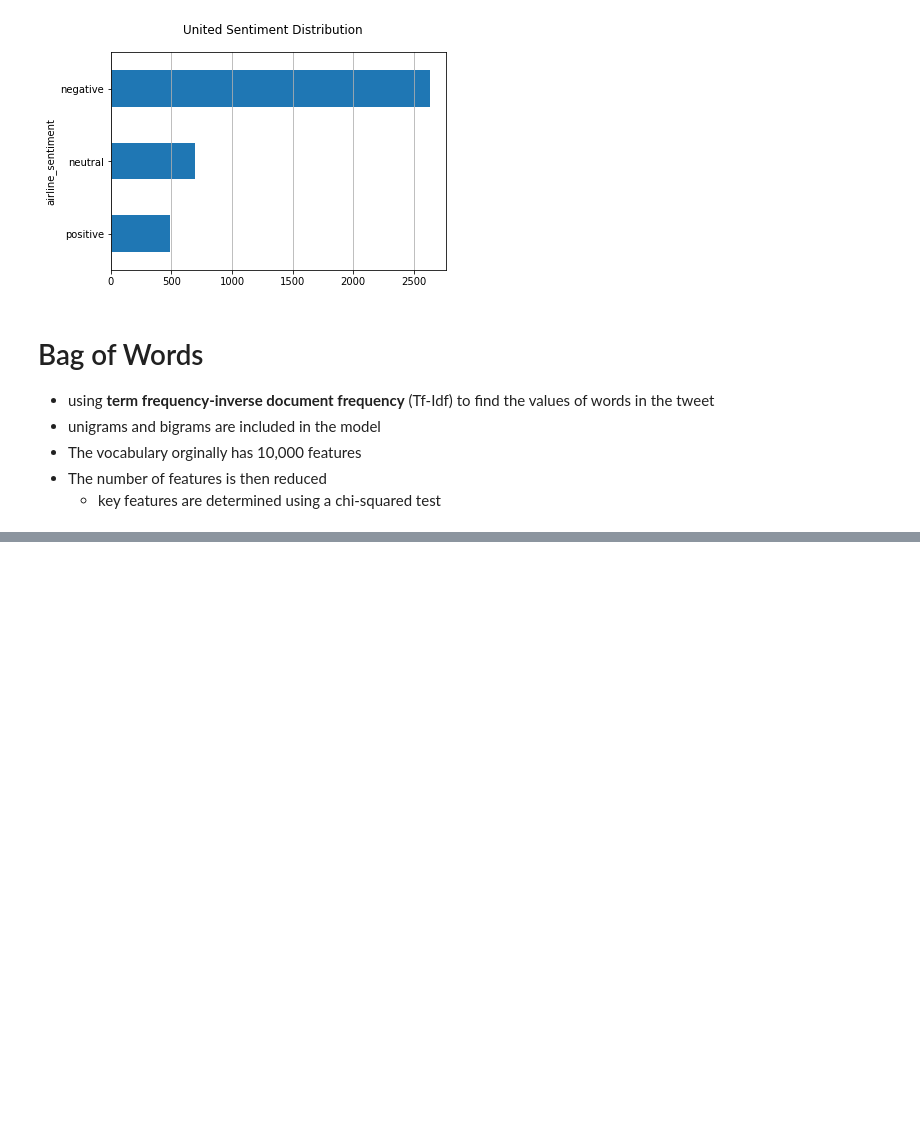
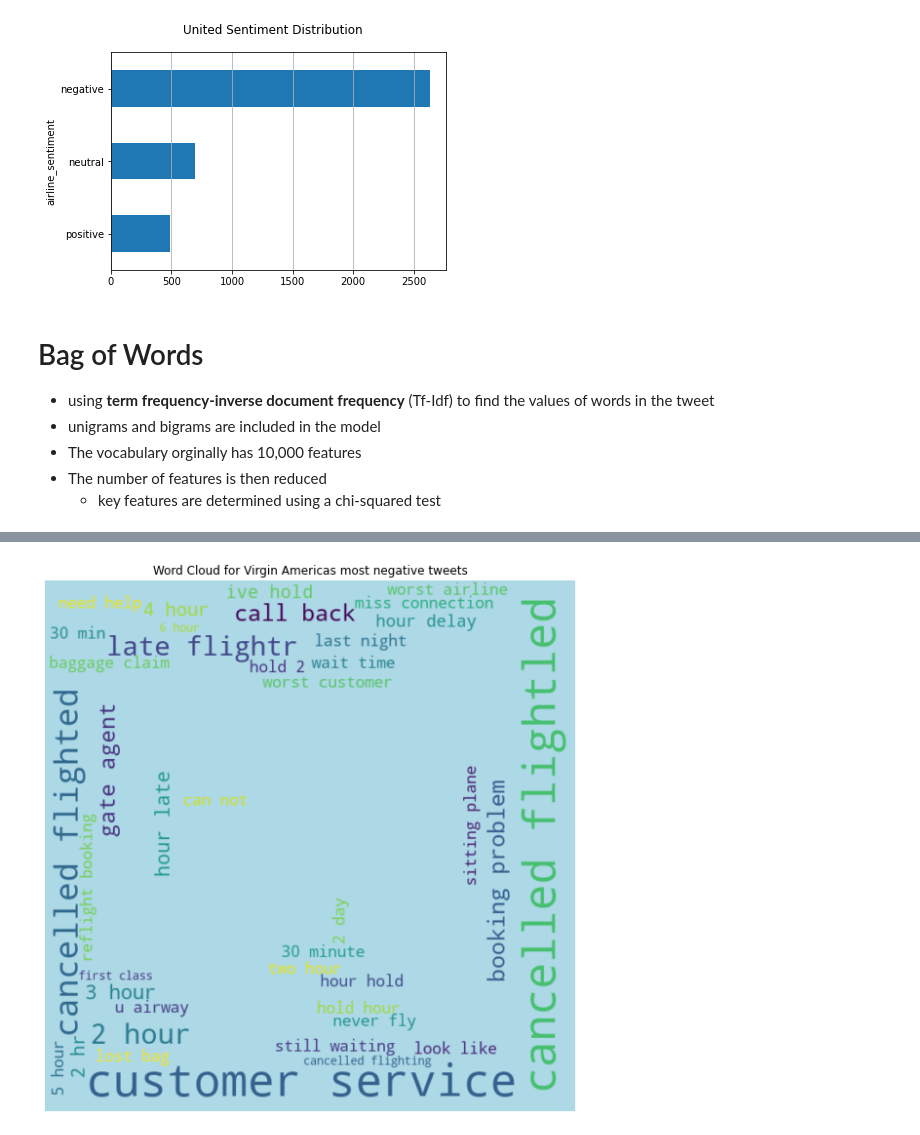
Before and after one commit to mulac/TDA-SentimentAnalysis, a Jupyter notebook: DataAnalysis.ipynb, the cells around one changed output, grey strips where cells are left out. Cells and saved outputs as stored; diff of their text form; code cells hidden in the pictures; blank space fills up the shorter version.

```diff
--- a/DataAnalysis.ipynb
+++ b/DataAnalysis.ipynb
@@ -262 +266,21 @@ BagOfWords(dtf_american, "American")
 ... (24 outputs left out)
+# %%
+def wordcloudPlot(airline, name, maxWords, sentiment):
+  airplane_mask = np.array(Image.open("airplane.jpg"))
+  words = united_freq[united_freq['airline_sentiment']==sentiment]
+  words2 = words[words['ngrams']==2]
+  words2 = words2[["word","freq"]]
+  freq_dict = {}
+  for row in words2.index:
+    freq_dict[words2['word'][row]] = words2['freq'][row]
+
+  wordCloud = wordcloud.WordCloud(background_color='lightblue', mask=airplane_mask, max_words=maxWords).generate_from_frequencies(freq_dict)
+  plt.figure(num=1, figsize=(15,10))
+  plt.imshow(wordCloud, interpolation='bilinear')
+  plt.title(f"Word Cloud for {name}s most {sentiment} tweets")
+  plt.axis("off")
+  plt.show
+# %%
+wordcloudPlot(VA_freq, "Virgin America", 40, "negative")
+# %% [output]
+[figure, added]
```
Also changed, not shown: parts of 13 cells of this notebook.
